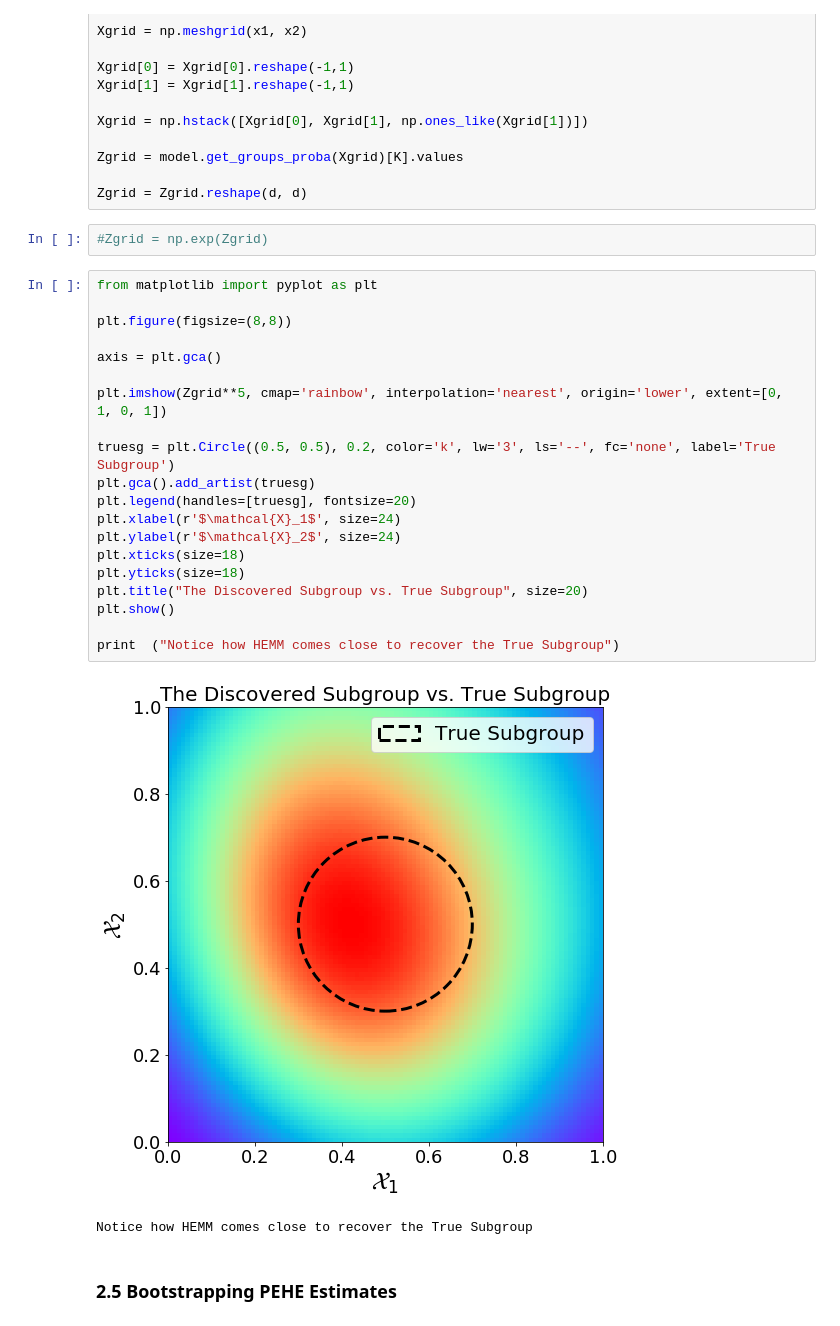
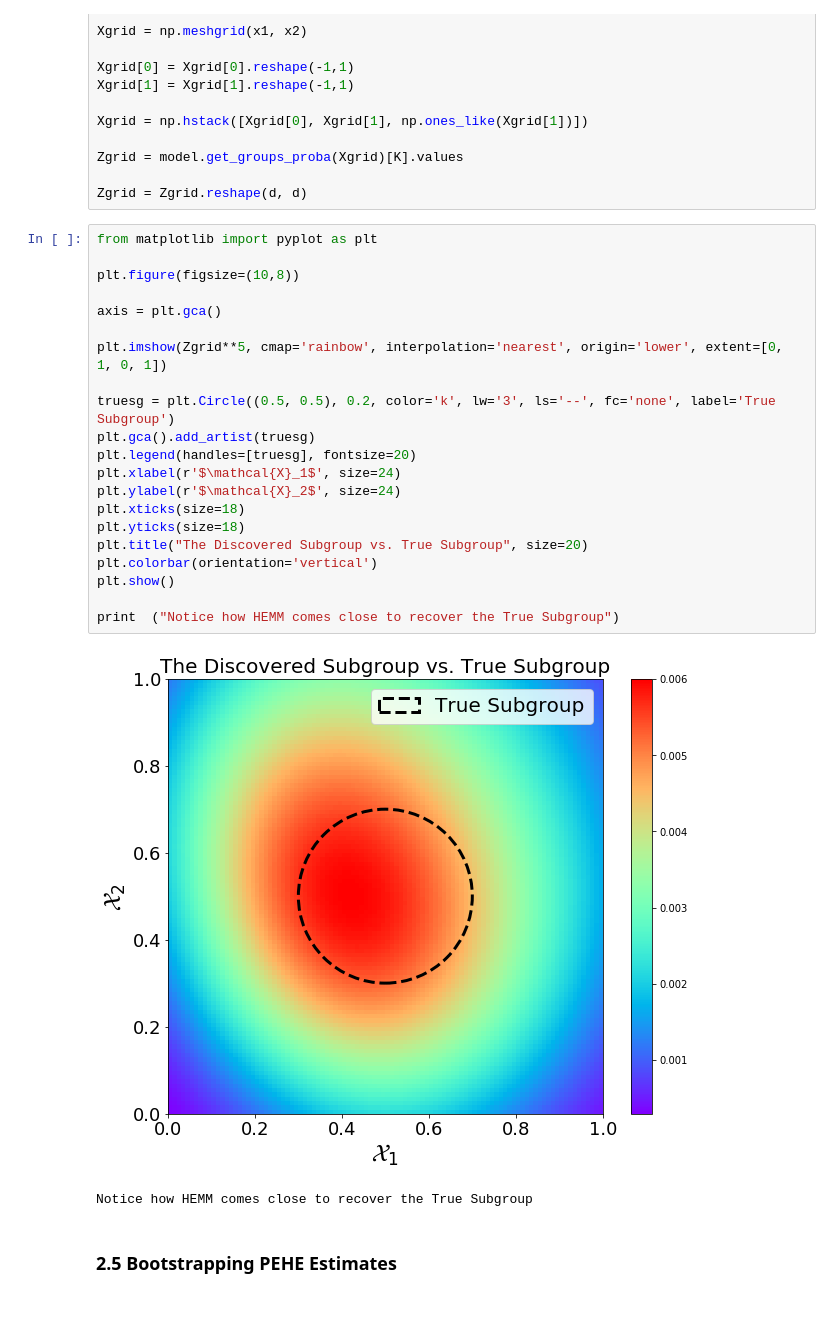
Before and after one commit to BiomedSciAI/causallib, a Jupyter notebook: examples/hemm_demo.ipynb, the cells around one changed output. Cells and saved outputs as stored; diff of their text form.

```diff
--- a/examples/hemm_demo.ipynb
+++ b/examples/hemm_demo.ipynb
@@ -300,30 +295,29 @@ Xgrid = np.hstack([Xgrid[0], Xgrid[1], np.ones_like(Xgrid[1])])
 Zgrid = model.get_groups_proba(Xgrid)[K].values
 
 Zgrid = Zgrid.reshape(d, d)
-# %%
-#Zgrid = np.exp(Zgrid)
 # %%
 from matplotlib import pyplot as plt
 
-plt.figure(figsize=(8,8))
+plt.figure(figsize=(10,8))
 
 axis = plt.gca()
 
 plt.imshow(Zgrid**5, cmap='rainbow', interpolation='nearest', origin='lower', extent=[0, 1, 0, 1])
 
 truesg = plt.Circle((0.5, 0.5), 0.2, color='k', lw='3', ls='--', fc='none', label='True Subgroup')
 plt.gca().add_artist(truesg)
 plt.legend(handles=[truesg], fontsize=20)
 plt.xlabel(r'$\mathcal{X}_1$', size=24)
 plt.ylabel(r'$\mathcal{X}_2$', size=24)
 plt.xticks(size=18)
 plt.yticks(size=18)
 plt.title("The Discovered Subgroup vs. True Subgroup", size=20)
+plt.colorbar(orientation='vertical')
 plt.show()
 
 print  ("Notice how HEMM comes close to recover the True Subgroup")
 # %% [output]
-[figure, old version]
+[figure, new version]
 Notice how HEMM comes close to recover the True Subgroup
 # %% [markdown]
 <a id='syndatabs'></a>
```
Also changed, not shown: parts of 7 cells of this notebook.
